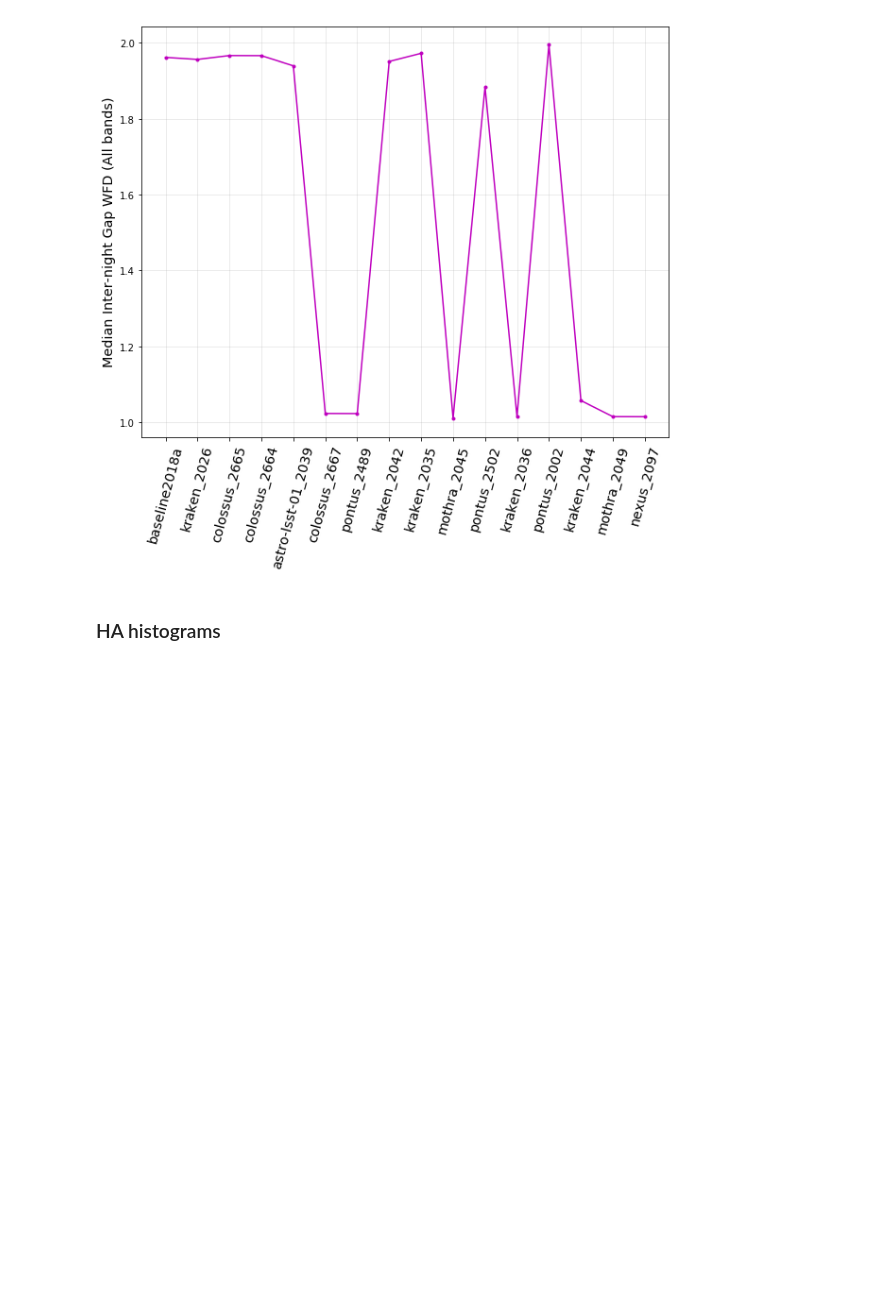
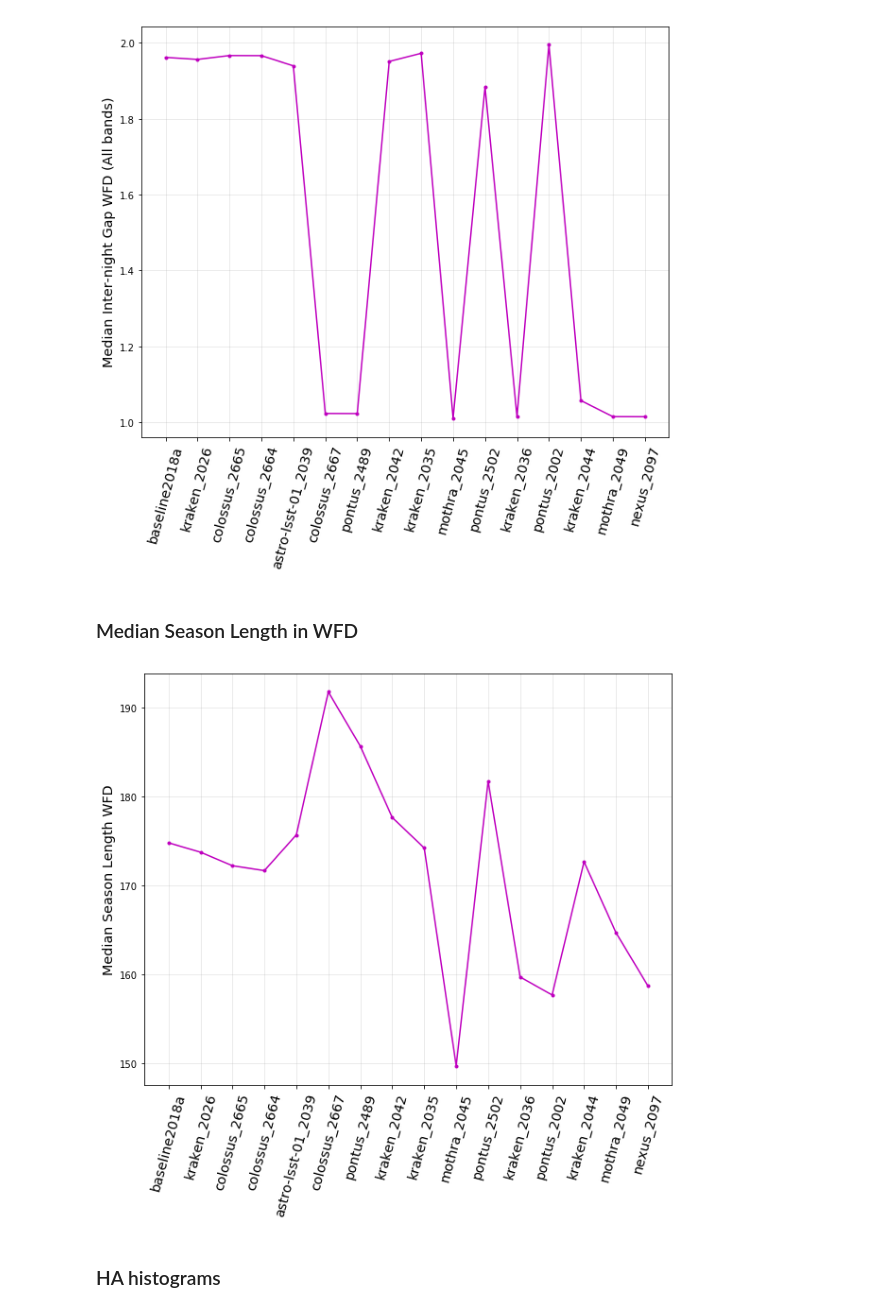
Before and after one commit to oboberg/cadence_hackathon, a Jupyter notebook: docs/current_runs.ipynb, the cells around one changed output. Saved outputs shown, nothing was run; the diff lists cells and outputs as text; code cells hidden in the pictures; blank space fills up the shorter version.

Commit message:
add median season length

```diff
--- a/docs/current_runs.ipynb
+++ b/docs/current_runs.ipynb
@@ -218,21 +218,25 @@ plt.ylabel("Median Inter-night Gap WFD (All bands)", fontsize='x-large')
 plt.grid(True, alpha=0.3)
 # %% [output]
 [figure]
+# %% [markdown]
+### Median Season Length in WFD
 # %%
-# # season length
-# m = r.buildMetricDict(metricNameLike='Season Length', metricMetadataLike='WFD')
-# r.addSummaryStats(m)
+# season length
+m = r.buildMetricDict(metricNameLike='Season Length', metricMetadataLike='WFD')
+r.addSummaryStats(m)
 # %%
-# plt.figure(figsize=(10, 8))
-# metadata = 'WFD all bands'
-# s = r.summaryStats['Median Median Season Length %s HealpixSlicer' % metadata]
-# plt.plot(rx, s, marker='.', color=filtercolors[f], label=f)
-# plt.xticks(rx, r.runlist, rotation=75, fontsize='x-large')
-# plt.ylabel("Median Season Length WFD", fontsize='x-large')
-# #plt.legend(loc='upper right', fancybox=True, shadow=True, fontsize='large')
-# #base = r.summaryStats['Nvisits All props']['kraken_2026']/100000
-# #plt.axhline(base, color='r', linestyle=':')
-# plt.grid(True, alpha=0.3)
+plt.figure(figsize=(10, 8))
+metadata = 'WFD all bands'
+s = r.summaryStats['Median Median Season Length %s HealpixSlicer' % metadata]
+plt.plot(rx, s, marker='.', color=filtercolors[f], label=f)
+plt.xticks(rx, r.runlist, rotation=75, fontsize='x-large')
+plt.ylabel("Median Season Length WFD", fontsize='x-large')
+#plt.legend(loc='upper right', fancybox=True, shadow=True, fontsize='large')
+#base = r.summaryStats['Nvisits All props']['kraken_2026']/100000
+#plt.axhline(base, color='r', linestyle=':')
+plt.grid(True, alpha=0.3)
+# %% [output]
+[figure, added]
 # %% [markdown]
 ### HA histograms
 # %%
```
Also changed, not shown: 10 other files.
